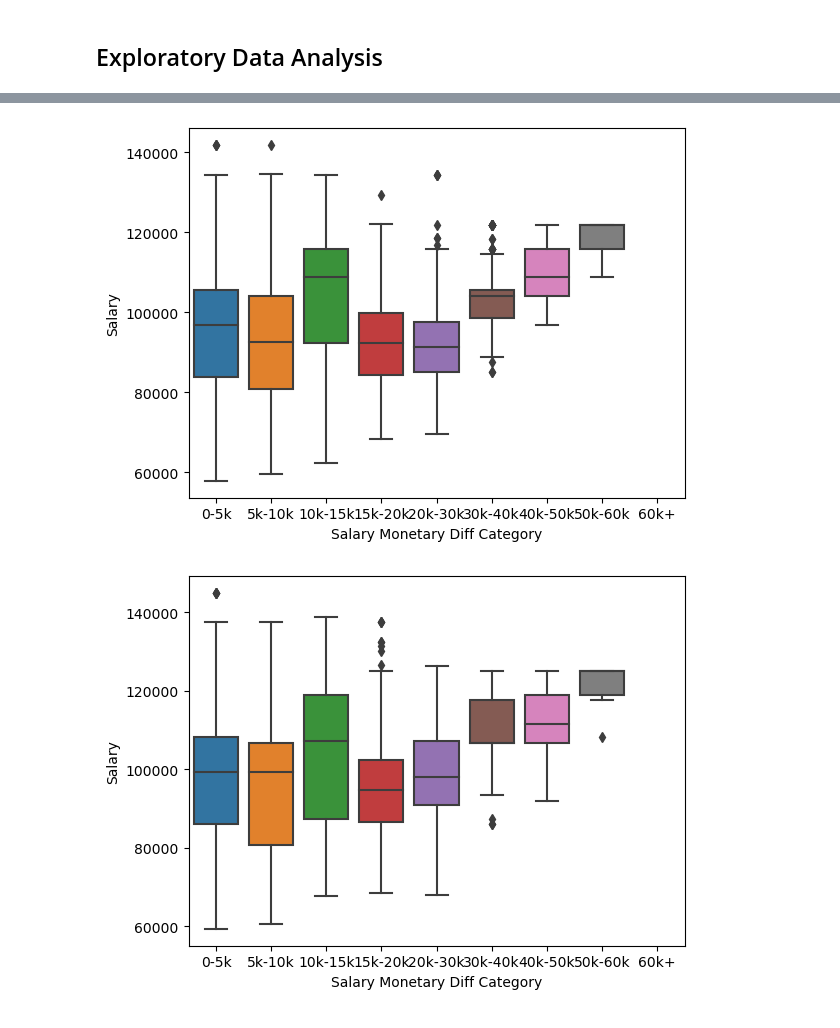
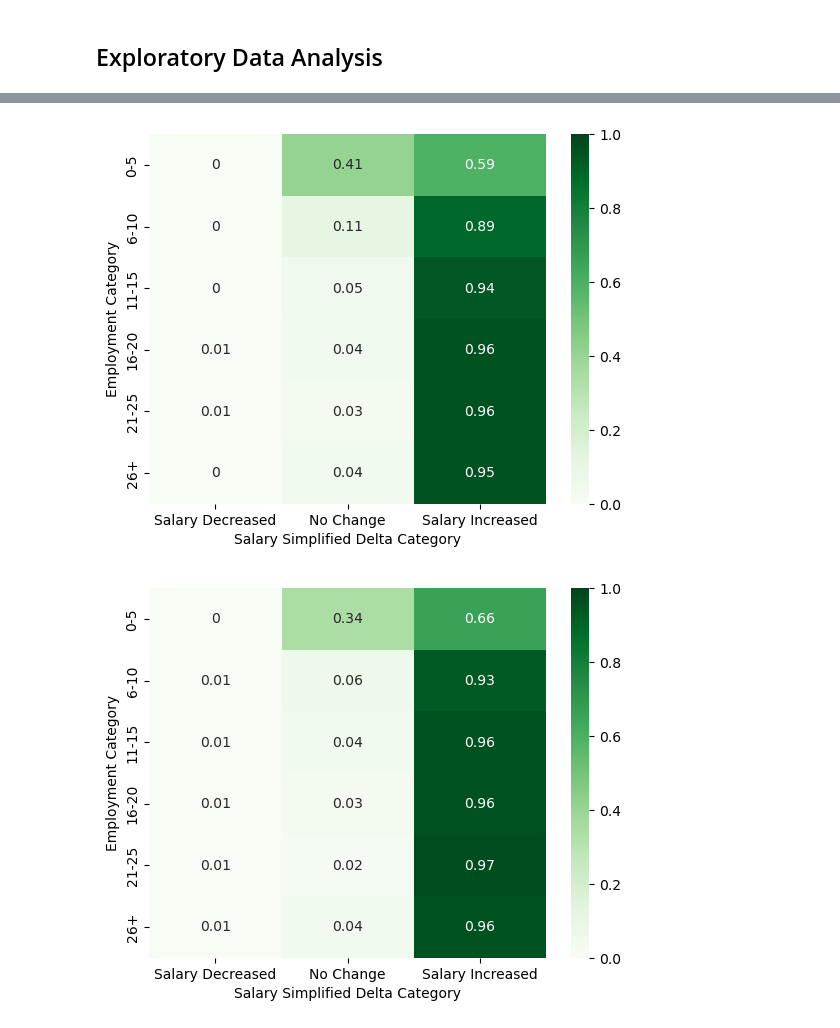
Before and after one commit to Anias-clo/Teacher_Payroll_Analysis, a Jupyter notebook: poc.ipynb, the cells around one changed output, grey strips where cells are left out. Cells and saved outputs as stored; diff of their text form; code cells hidden in the pictures.

Commit message:
Created a new featured called Salary Simplified Delta Category. Need to determine the cost to teachers before and after negotiations: YoY deltas, YoY salary change factoring in UFT dues.

```diff
--- a/poc.ipynb
+++ b/poc.ipynb
@@ -286,9 +98,15 @@ sns.boxplot(data=df, y='Salary', x='Salary Delta Category');
 # %%
-years = [2019,2020,2021,2022,2023]
+years = range(2015,2024)
 
 for y in years:
-    sns.boxplot(data=df[df['Fiscal Year']==y], y='Salary', x='Salary Monetary Diff Category')
+    sns.heatmap(pd.crosstab(df[df['Fiscal Year']==y]['Employment Category'],
+                            df[df['Fiscal Year']==y]['Salary Simplified Delta Category'],
+                            normalize='index').round(2),
+                annot=True,
+                cmap='Greens',
+                vmin=0,
+                vmax=1)
     plt.show();
 # %% [output]
-[figure, old version]
+[figure, new version]
-[figure, old version]
+[figure, new version]
```
Also changed, not shown: parts of 29 cells of this notebook, 2 other files.
